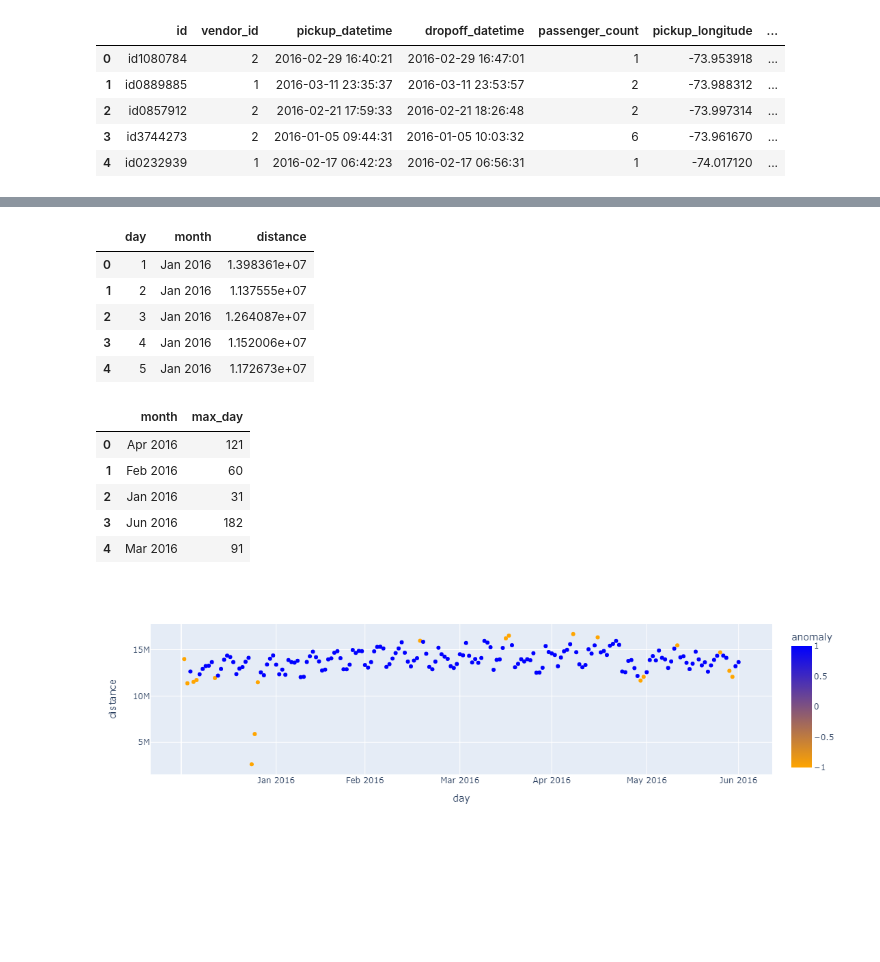
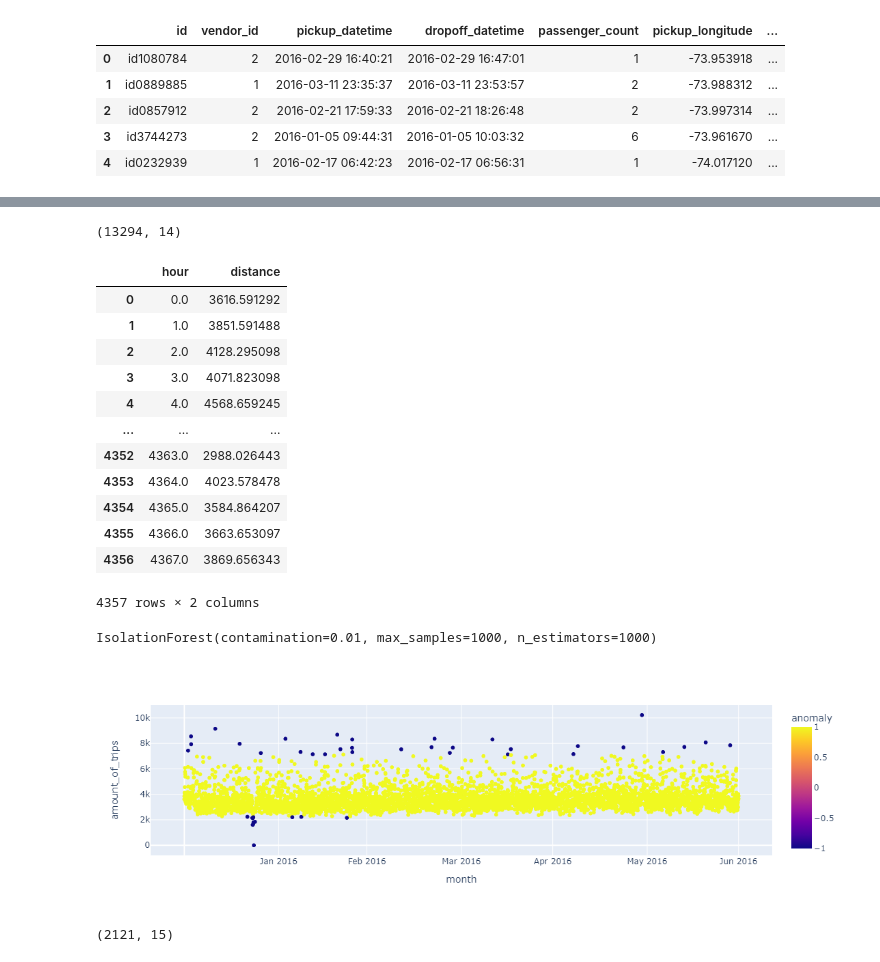
Before and after one commit to JeeEssEm/yandex_big_data, a Jupyter notebook: notebooks/isolation_forest.ipynb, the cells around one changed output, grey strips where cells are left out. Drawn from its saved outputs; the diff is of its cells as text; code cells hidden in the pictures; blank space fills up the shorter version.

```diff
--- a/notebooks/isolation_forest.ipynb
+++ b/notebooks/isolation_forest.ipynb
@@ -108,3 +121,7 @@ fig.show()
+# %%
+df[df['hour'].isin(trips_amount[trips_amount['anomaly'] == -1]['hour'])].shape
+# %% [output]
+(13294, 14)
 # %%
 from math import cos, radians
 
@@ -126,12 +143,19 @@ df['distance'] = df.apply(lambda row: distance(
     row['dropoff_latitude'],
 ), axis=1)
 
-days_distance = df.groupby(['day', 'month']).agg(distance=('distance', 'sum')).reset_index()
-days_distance.head()
+dist = df.groupby(['hour']).agg(distance=('distance', 'mean')).reset_index()
+dist
 # %% [output]
-|  | day | month | distance |
-| 0 | 1 | Jan 2016 | 1.398361e+07 |
-| 1 | 2 | Jan 2016 | 1.137555e+07 |
-| 2 | 3 | Jan 2016 | 1.264087e+07 |
-| 3 | 4 | Jan 2016 | 1.152006e+07 |
-| 4 | 5 | Jan 2016 | 1.172673e+07 |
+|  | hour | distance |
+| 0 | 0.0 | 3616.591292 |
+| 1 | 1.0 | 3851.591488 |
+| 2 | 2.0 | 4128.295098 |
+| 3 | 3.0 | 4071.823098 |
+| 4 | 4.0 | 4568.659245 |
+| ... | ... | ... |
+| 4352 | 4363.0 | 2988.026443 |
+| 4353 | 4364.0 | 4023.578478 |
+| 4354 | 4365.0 | 3584.864207 |
+| 4355 | 4366.0 | 3663.653097 |
+| 4356 | 4367.0 | 3869.656343 |
+4357 rows × 2 columns
@@ -144,22 +162,27 @@ days_distance['anomaly'] = model.predict(days_distance[anomaly_inputs])
-# %%
-months = days_distance.groupby(['month']).agg(max_day=('day', 'max')).reset_index()
-months.head()
-# %% [output]
-|  | month | max_day |
-| 0 | Apr 2016 | 121 |
-| 1 | Feb 2016 | 60 |
-| 2 | Jan 2016 | 31 |
-| 3 | Jun 2016 | 182 |
-| 4 | Mar 2016 | 91 |
+# %%
+anomaly_inputs = ['distance']
+
+model = IsolationForest(contamination=0.01, n_estimators=1000, max_samples=1000)
+model.fit(dist[anomaly_inputs])
+# %% [output]
+IsolationForest(contamination=0.01, max_samples=1000, n_estimators=1000)
+# %%
+dist['anomaly'] = model.predict(dist[anomaly_inputs])
 # %%
-fig = px.scatter(days_distance, x='day', y='distance', color='anomaly', color_continuous_scale=['orange', 'blue'])
+fig = px.scatter(dist, x='hour', y='distance', color='anomaly', labels=['Mar 2016', 'Feb 2016'])
 fig.update_layout(
     xaxis=dict(
         tickmode = 'array',
-        tickvals = months['max_day'],
+        tickvals = months['hour'],
         ticktext = months['month'],
-    )
+        title='month'
+    ),
+    yaxis_title='amount_of_trips'
 )
 fig.show()
 # %% [output]
-[figure, old version]
+[figure, new version]
+# %%
+df[df['hour'].isin(dist[dist['anomaly'] == -1]['hour'])].shape
+# %% [output]
+(2121, 15)
```
Also changed, not shown: parts of 19 cells of this notebook, 1 other file.
